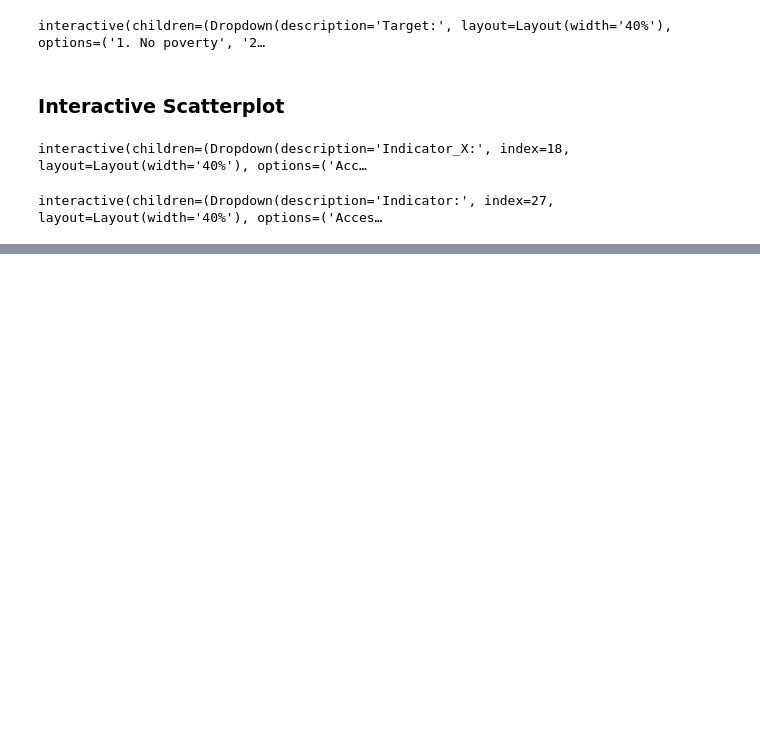
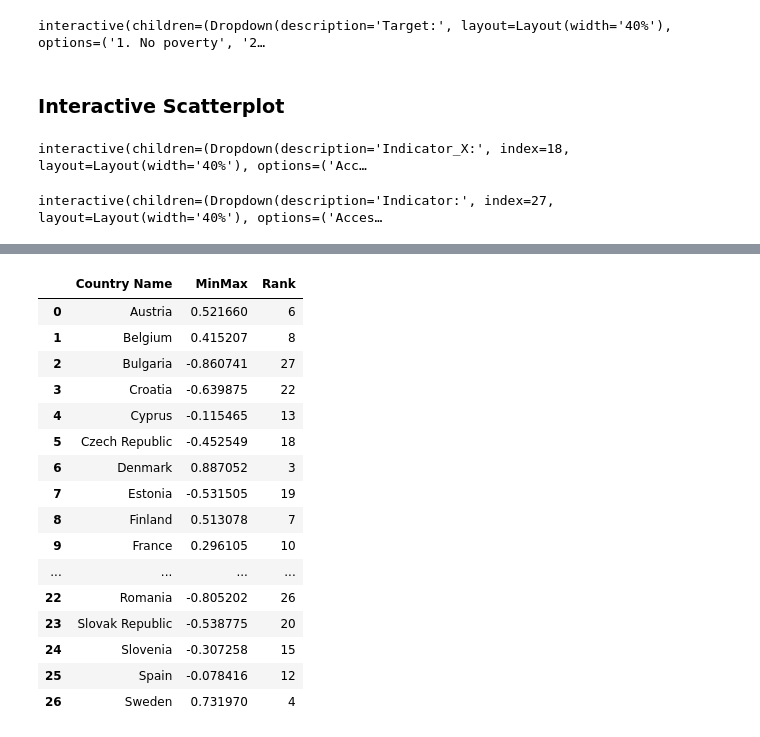
Before and after one commit to carazaagu/HumanitarianData-EU, a Jupyter notebook: Project.ipynb, the cells around one changed output, grey strips where cells are left out. Saved outputs shown, nothing was run; the diff lists cells and outputs as text; code cells hidden in the pictures; blank space fills up the shorter version.

```diff
--- a/Project.ipynb
+++ b/Project.ipynb
@@ -1462,0 +1577,18 @@ interactive(children=(Dropdown(description='Indicator:', index=27, layout=Layout
+# %%
+# Scale with MinMax() to have values between 0 and 1
+
+scaler = MaxAbsScaler()
+min_max = scaler.fit_transform(index)
+index['MinMax'] = min_max
+# %%
+# Drop Index PCA
+
+index.drop('Index PCA', axis=1, inplace=True)
+# %%
+# Reset index to have countries as columns
+
+index_res = index.reset_index()
+# %%
+# Generate a ranking
+
+index_res['Rank'] = index_res['MinMax'].rank(ascending=False).astype('int')
@@ -1462,0 +1653,20 @@ interactive(children=(Dropdown(description='Indicator:', index=27, layout=Layout
+# %%
+index_res
+# %% [output]
+|  | Country Name | MinMax | Rank |
+| 0 | Austria | 0.521660 | 6 |
+| 1 | Belgium | 0.415207 | 8 |
+| 2 | Bulgaria | -0.860741 | 27 |
+| 3 | Croatia | -0.639875 | 22 |
+| 4 | Cyprus | -0.115465 | 13 |
+| 5 | Czech Republic | -0.452549 | 18 |
+| 6 | Denmark | 0.887052 | 3 |
+| 7 | Estonia | -0.531505 | 19 |
+| 8 | Finland | 0.513078 | 7 |
+| 9 | France | 0.296105 | 10 |
+| ... | ... | ... | ... |
+| 22 | Romania | -0.805202 | 26 |
+| 23 | Slovak Republic | -0.538775 | 20 |
+| 24 | Slovenia | -0.307258 | 15 |
+| 25 | Spain | -0.078416 | 12 |
+| 26 | Sweden | 0.731970 | 4 |
```
Also changed, not shown: parts of 20 cells of this notebook, 2 other files.
